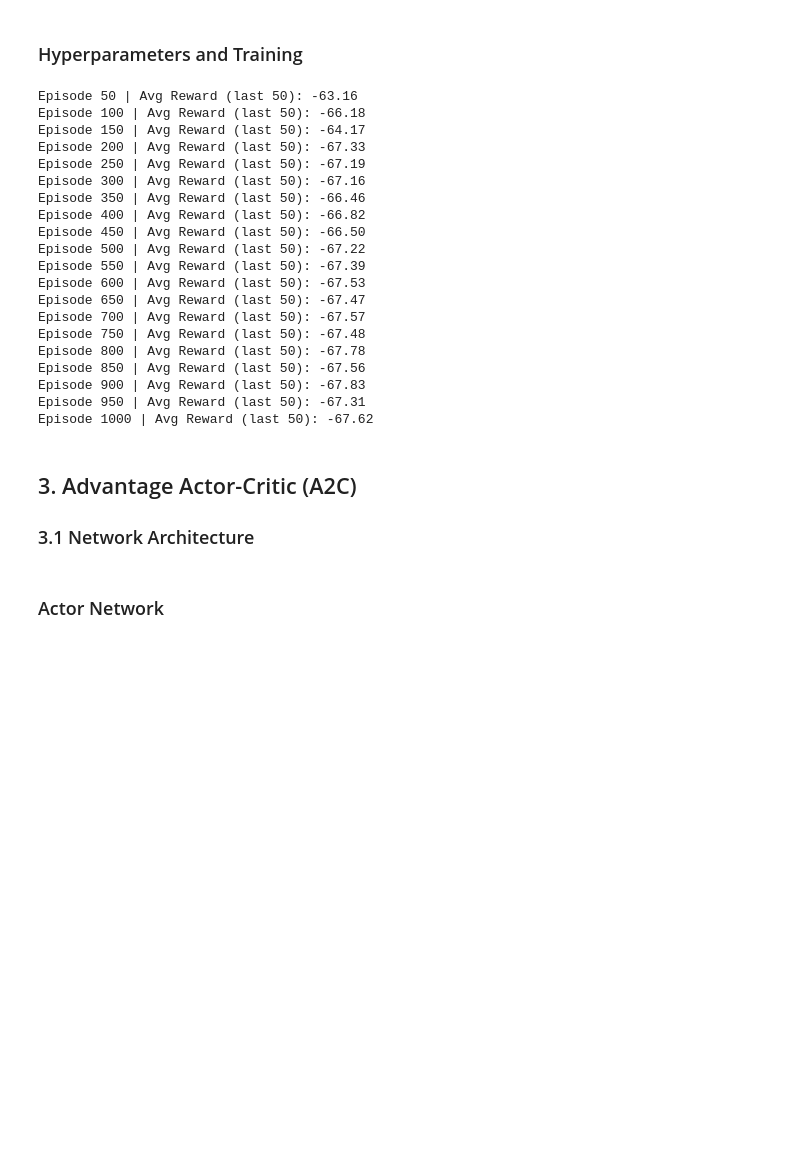
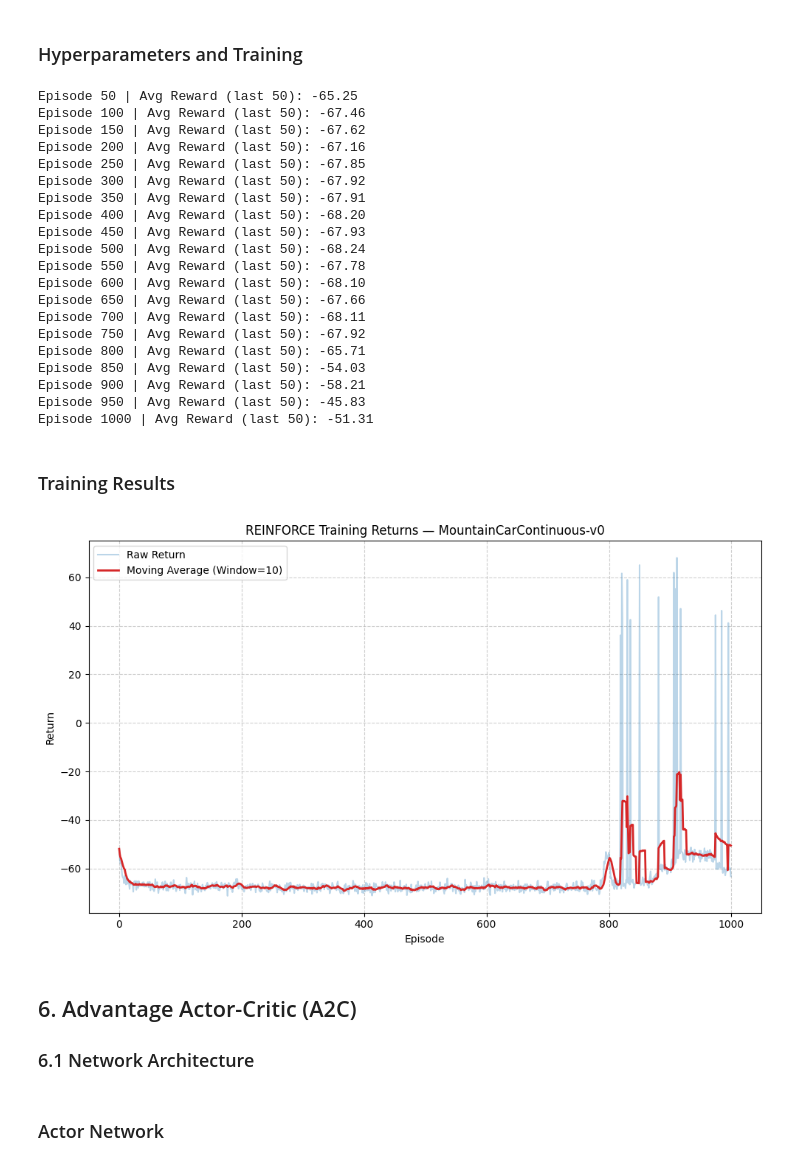
Before and after one commit to Kwakye-Emmanuel/DRL_TeamProject, a Jupyter notebook: DRL_Project_Team4.ipynb, the cells around one changed output. Cells and saved outputs as stored; diff of their text form; code cells hidden in the pictures; blank space fills up the shorter version.

```diff
--- a/DRL_Project_Team4.ipynb
+++ b/DRL_Project_Team4.ipynb
@@ -144,7 +209,7 @@ def train_reinforce(env, policy, optimizer, gamma, num_episodes):
 # %% [markdown]
 ### Hyperparameters and Training
 # %%
-GAMMA = 0.99
+GAMMA = 0.95
 LR = 0.001
 NUM_EPISODES = 1000
 
@@ -153,29 +218,53 @@ optimizer = optim.Adam(policy.parameters(), lr=LR)
 
 reinforce_rewards = train_reinforce(env, policy, optimizer, GAMMA, NUM_EPISODES)
 # %% [output]
-Episode 50 | Avg Reward (last 50): -63.16
-Episode 100 | Avg Reward (last 50): -66.18
-Episode 150 | Avg Reward (last 50): -64.17
-Episode 200 | Avg Reward (last 50): -67.33
-Episode 250 | Avg Reward (last 50): -67.19
-Episode 300 | Avg Reward (last 50): -67.16
-Episode 350 | Avg Reward (last 50): -66.46
-Episode 400 | Avg Reward (last 50): -66.82
-Episode 450 | Avg Reward (last 50): -66.50
-Episode 500 | Avg Reward (last 50): -67.22
-Episode 550 | Avg Reward (last 50): -67.39
-Episode 600 | Avg Reward (last 50): -67.53
-Episode 650 | Avg Reward (last 50): -67.47
-Episode 700 | Avg Reward (last 50): -67.57
-Episode 750 | Avg Reward (last 50): -67.48
-Episode 800 | Avg Reward (last 50): -67.78
-Episode 850 | Avg Reward (last 50): -67.56
-Episode 900 | Avg Reward (last 50): -67.83
-Episode 950 | Avg Reward (last 50): -67.31
-Episode 1000 | Avg Reward (last 50): -67.62
+Episode 50 | Avg Reward (last 50): -65.25
+Episode 100 | Avg Reward (last 50): -67.46
+Episode 150 | Avg Reward (last 50): -67.62
+Episode 200 | Avg Reward (last 50): -67.16
+Episode 250 | Avg Reward (last 50): -67.85
+Episode 300 | Avg Reward (last 50): -67.92
+Episode 350 | Avg Reward (last 50): -67.91
+Episode 400 | Avg Reward (last 50): -68.20
+Episode 450 | Avg Reward (last 50): -67.93
+Episode 500 | Avg Reward (last 50): -68.24
+Episode 550 | Avg Reward (last 50): -67.78
+Episode 600 | Avg Reward (last 50): -68.10
+Episode 650 | Avg Reward (last 50): -67.66
+Episode 700 | Avg Reward (last 50): -68.11
+Episode 750 | Avg Reward (last 50): -67.92
+Episode 800 | Avg Reward (last 50): -65.71
+Episode 850 | Avg Reward (last 50): -54.03
+Episode 900 | Avg Reward (last 50): -58.21
+Episode 950 | Avg Reward (last 50): -45.83
+Episode 1000 | Avg Reward (last 50): -51.31
+# %% [markdown]
+### Training Results
+# %%
+def plot_returns(rewards, title, window_size=10):
+    moving_avg = [np.mean(rewards[max(0, i - window_size + 1): i + 1])
+                  for i in range(len(rewards))]
+
+    plt.figure(figsize=(10, 6))
+    plt.plot(rewards, color='tab:blue', alpha=0.3, label='Raw Return')
+    plt.plot(moving_avg, color='tab:red', linewidth=2,
+             label=f'Moving Average (Window={window_size})')
+    plt.title(title)
+    plt.xlabel('Episode')
+    plt.ylabel('Return')
+    plt.grid(True, linestyle='--', alpha=0.6)
+    plt.legend()
+    plt.tight_layout()
+    plt.show()
+# %%
+plot_returns(reinforce_rewards,
+             title='REINFORCE Training Returns — MountainCarContinuous-v0',
+             window_size=10)
+# %% [output]
+[figure, added]
 # %% [markdown]
-## 3. Advantage Actor-Critic (A2C)
-### 3.1 Network Architecture
+## 6. Advantage Actor-Critic (A2C)
+### 6.1 Network Architecture
 # %% [markdown]
 ### Actor Network
 # %%
```
Also changed, not shown: parts of 28 cells of this notebook.
